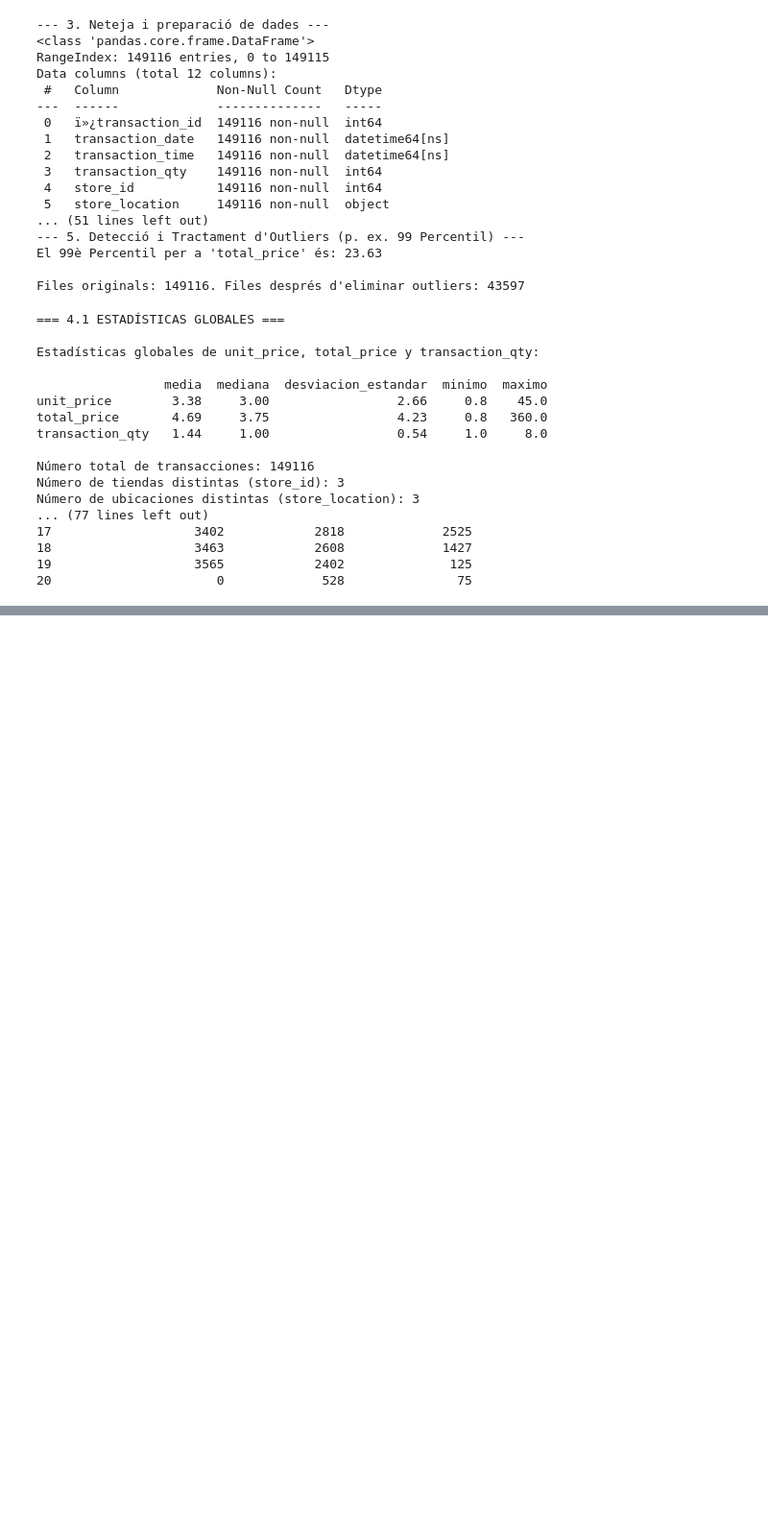
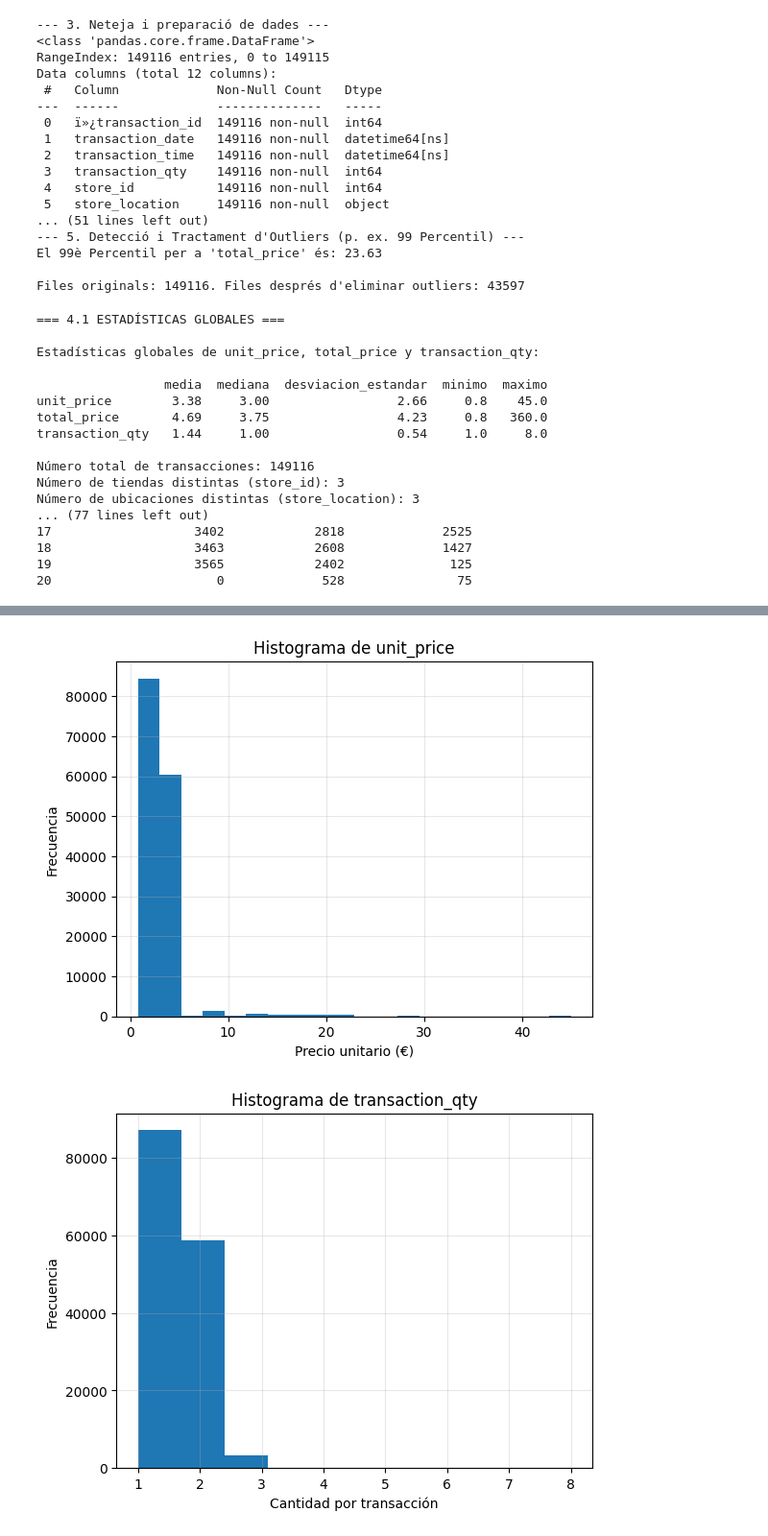
Before and after one commit to Alboraizquiher/Analiza-un-Dataset_Abril_Albora_DAM2, a Jupyter notebook: Coffe_Shop.ipynb, the cells around one changed output, grey strips where cells are left out. Shown at 96% size. Saved outputs shown, nothing was run; the diff lists cells and outputs as text; code cells hidden in the pictures; blank space fills up the shorter version.

```diff
--- a/Coffe_Shop.ipynb
+++ b/Coffe_Shop.ipynb
@@ -266,16 +255,71 @@ Número de ubicaciones distintas (store_location): 3
 19                   3565            2402              125
 20                      0             528               75
 # %%
-#5 UTILITZACIÓ DEL NumPy PER A UN ANALISIS AUXILIAR
-#Funcions de NumPy per calcular percentils --> total_price
-total_price_arr = np.array(df_cleaned['total_price'].dropna())
-percentils = np.percentile(total_price_arr, [5, 25, 50, 75, 95, 99])
 
-#Crear histogrames o distribucions --> unit_price / transaction_qty
-unit_price_arr = np.array(df_cleaned['unit_price'].dropna())
-counts, bin_edges = np.histogram(unit_price_arr, bins=5)
-#INTERPRETAR:
-#Quins precentils consideres com "alt" o "baix"?
+# 5. ANÁLISIS AUXILIAR CON NUMPY
 
-#QUines transaccións podriren ser anòmales?
+import numpy as np
+import pandas as pd
+import matplotlib.pyplot as plt
+
+# Cargar dataset limpio
+df = pd.read_csv("Coffee Shop Sales.csv", sep=";")
+df['unit_price'] = df['unit_price'].astype(str).str.replace(',', '.')
+df['unit_price'] = pd.to_numeric(df['unit_price'], errors='coerce')
+df['transaction_qty'] = pd.to_numeric(df['transaction_qty'], errors='coerce')
+df['total_price'] = df['unit_price'] * df['transaction_qty']
+
+# 5.1 Cálculo de percentiles
+
+p25 = np.percentile(df['total_price'], 25)
+p50 = np.percentile(df['total_price'], 50)  # Mediana
+p75 = np.percentile(df['total_price'], 75)
+p90 = np.percentile(df['total_price'], 90)
+p99 = np.percentile(df['total_price'], 99)
+
+print("\n=== Percentiles de total_price ===")
+print(f"P25: {p25:.2f} €")
+print(f"P50 (mediana): {p50:.2f} €")
+print(f"P75: {p75:.2f} €")
+print(f"P90: {p90:.2f} €")
+print(f"P99: {p99:.2f} €")
+
+# 5.2 Detección de valores atípicos (IQR)
+
+Q1 = p25
+Q3 = p75
+IQR = Q3 - Q1
+
+limite_inf = Q1 - 1.5 * IQR
+limite_sup = Q3 + 1.5 * IQR
+
+outliers = df[(df['total_price'] < limite_inf) | (df['total_price'] > limite_sup)]
+
+print("\n=== Detección de valores atípicos usando IQR ===")
+print(f"Límite inferior: {limite_inf:.2f}")
+print(f"Límite superior: {limite_sup:.2f}")
+print(f"Número de posibles outliers: {len(outliers)}")
+
+# 5.3 Histogramas usando NumPy + Matplotlib
+
+
+# Histograma de unit_price
+plt.figure()
+counts, bins = np.histogram(df['unit_price'].dropna(), bins=20)
+plt.hist(df['unit_price'].dropna(), bins=20)
+plt.title("Histograma de unit_price")
+plt.xlabel("Precio unitario (€)")
+plt.ylabel("Frecuencia")
+plt.grid(True, alpha=0.3)
+plt.show()
+
+# Histograma de transaction_qty
+plt.figure()
+counts2, bins2 = np.histogram(df['transaction_qty'].dropna(), bins=10)
+plt.hist(df['transaction_qty'].dropna(), bins=10)
+plt.title("Histograma de transaction_qty")
+plt.xlabel("Cantidad por transacción")
+plt.ylabel("Frecuencia")
+plt.grid(True, alpha=0.3)
+plt.show()
 # %% [output]
@@ -282,0 +337,2 @@ NameError: name 'np' is not defined
+[figure, added]
+[figure, added]
```
Also changed, not shown: parts of 2 cells of this notebook.
